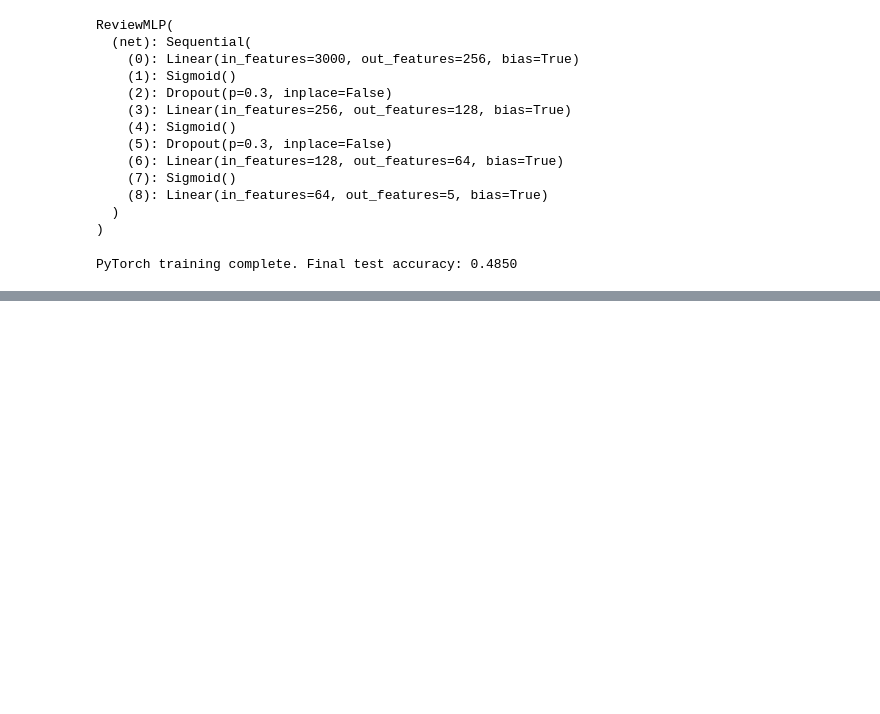
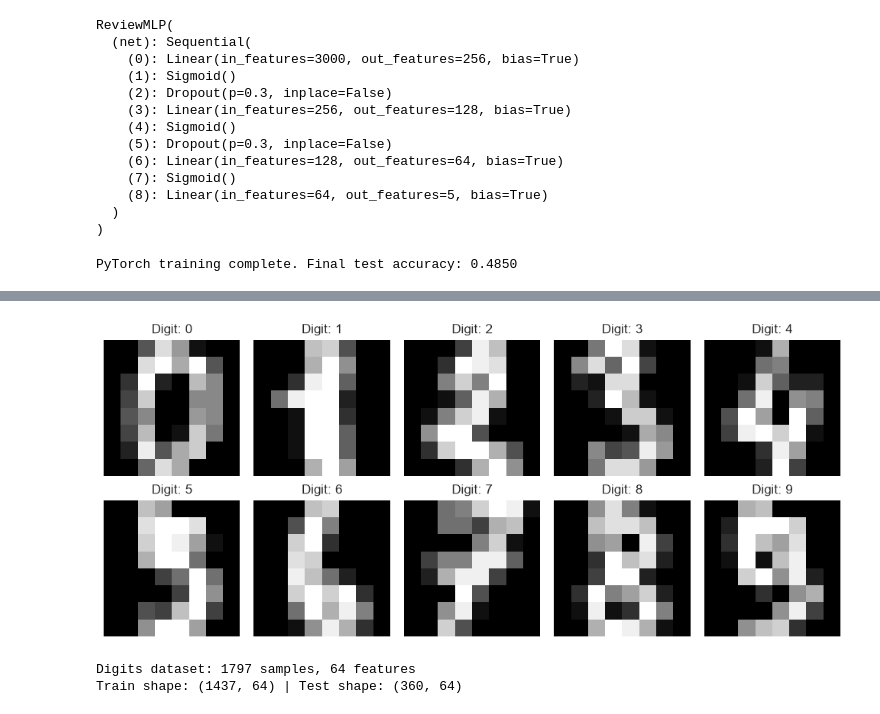
Before and after one commit to Josphat-ombui/Summative-Lab--Analytics-Firm-Clients, a Jupyter notebook: C09_M08.ipynb, the cells around one changed output, grey strips where cells are left out. Drawn from its saved outputs; the diff is of its cells as text; code cells hidden in the pictures; blank space fills up the shorter version.

```diff
--- a/C09_M08.ipynb
+++ b/C09_M08.ipynb
@@ -1440,0 +1658,27 @@ projects, exactly as it will for every new client at the firm.
+# %%
+# =============================================
+# Part 3b: load and visualise the digits dataset
+# =============================================
+from sklearn.datasets import load_digits
+
+digits = load_digits()
+X_dig = digits.data / 16.0     # scale pixel values into [0, 1]
+y_dig = digits.target
+
+fig, axes = plt.subplots(2, 5, figsize=(10, 4.5))
+for i, ax in enumerate(axes.flat):
+    ax.imshow(digits.images[i], cmap='gray')
+    ax.set_title(f'Digit: {digits.target[i]}')
+    ax.axis('off')
+plt.tight_layout()
+plt.show()
+
+Xd_tr, Xd_te, yd_tr, yd_te = train_test_split(
+    X_dig, y_dig, test_size=0.2, random_state=42, stratify=y_dig)
+
+print(f'Digits dataset: {X_dig.shape[0]} samples, {X_dig.shape[1]} features')
+print(f'Train shape: {Xd_tr.shape} | Test shape: {Xd_te.shape}')
+# %% [output]
+[figure, added]
+Digits dataset: 1797 samples, 64 features
+Train shape: (1437, 64) | Test shape: (360, 64)
```
Also changed, not shown: parts of 26 cells of this notebook.
